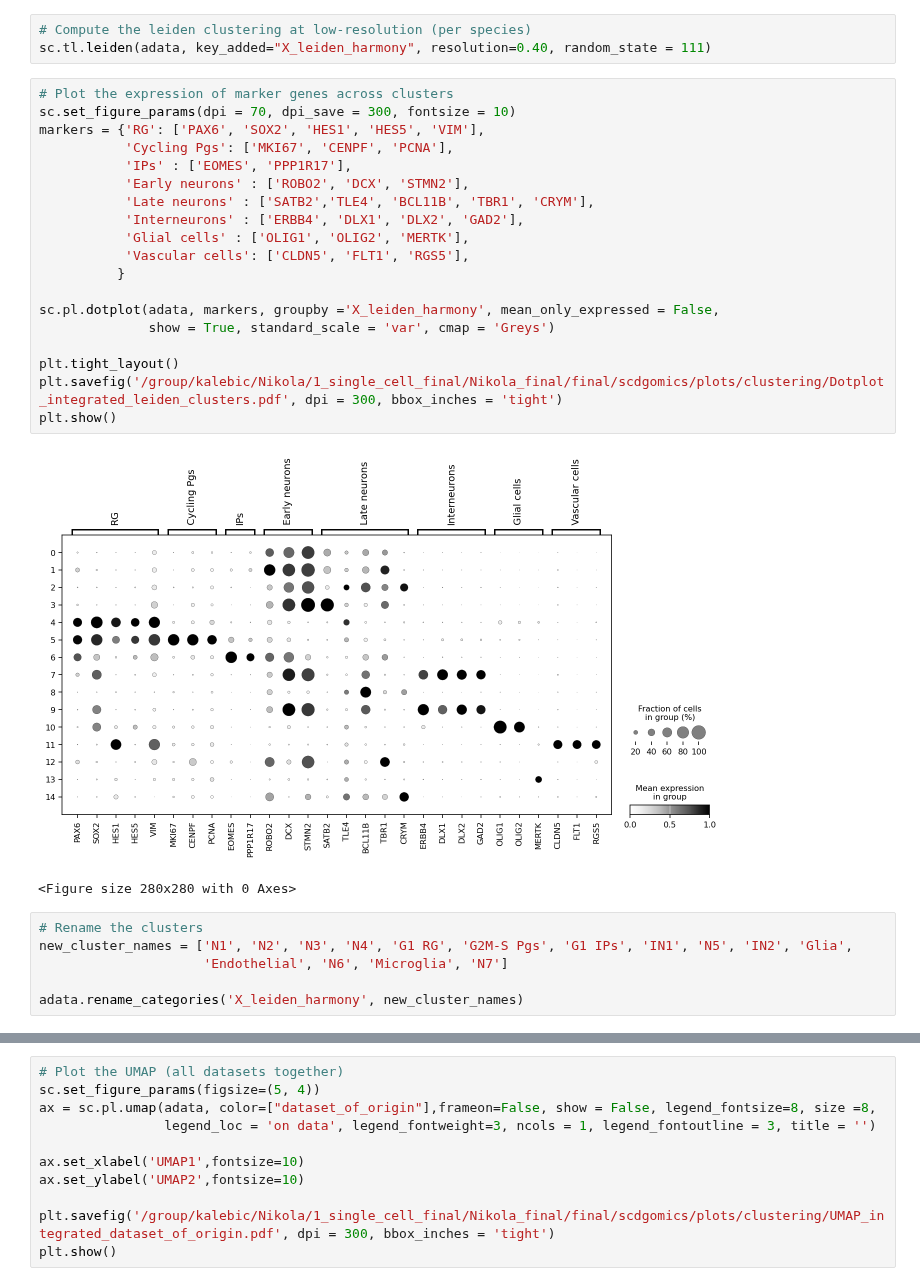
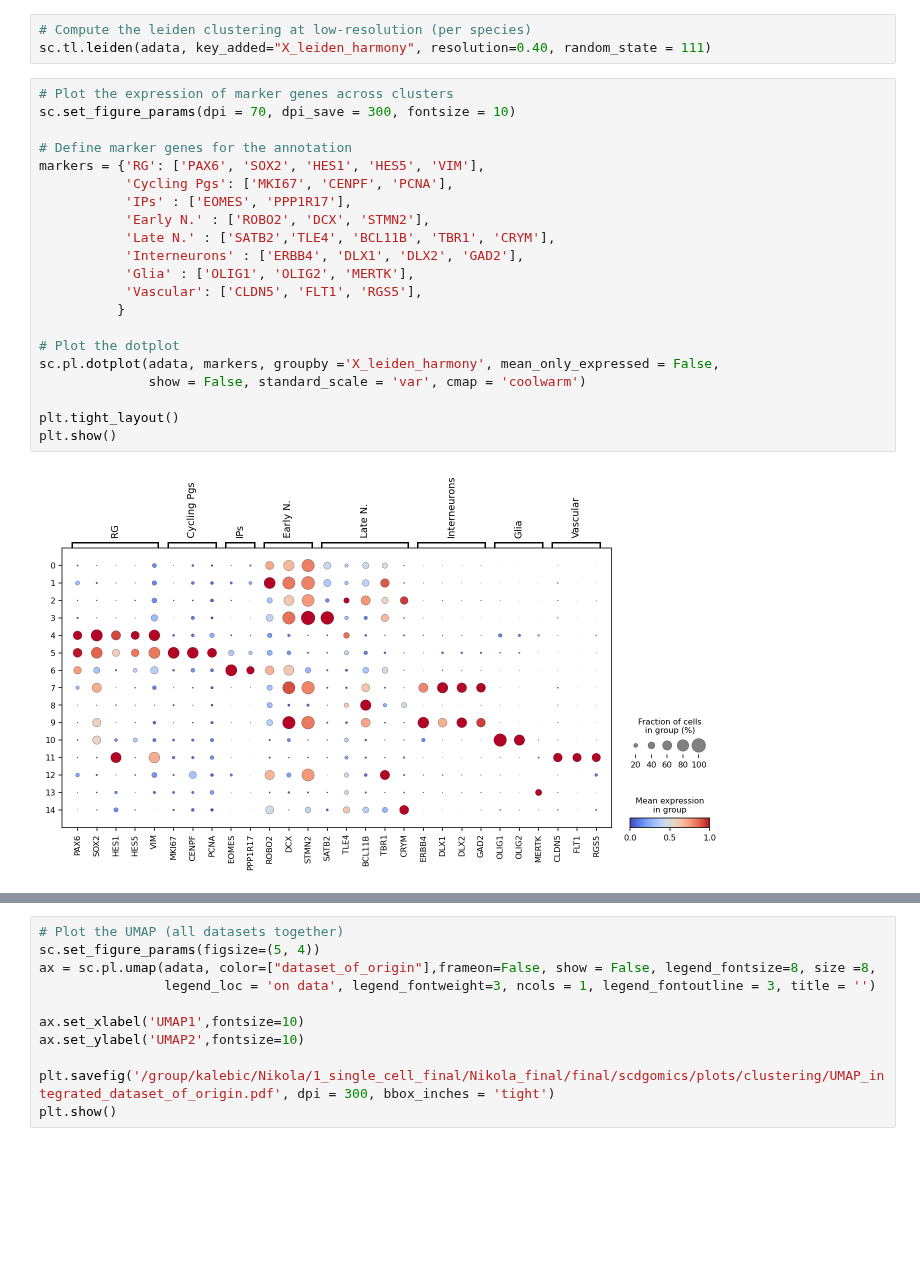
Before and after one commit to KalebicLab/ScDGomics, a Jupyter notebook: notebooks/scdgomics_clustering.ipynb, the cells around one changed output, grey strips where cells are left out. Cells and saved outputs as stored; diff of their text form; blank space fills up the shorter version.

```diff
--- a/notebooks/scdgomics_clustering.ipynb
+++ b/notebooks/scdgomics_clustering.ipynb
@@ -179,28 +180,23 @@ sc.tl.leiden(adata, key_added="X_leiden_harmony", resolution=0.40, random_state
 # %%
 # Plot the expression of marker genes across clusters
 sc.set_figure_params(dpi = 70, dpi_save = 300, fontsize = 10)
+
+# Define marker genes for the annotation
 markers = {'RG': ['PAX6', 'SOX2', 'HES1', 'HES5', 'VIM'],
            'Cycling Pgs': ['MKI67', 'CENPF', 'PCNA'],
            'IPs' : ['EOMES', 'PPP1R17'],
-           'Early neurons' : ['ROBO2', 'DCX', 'STMN2'],
-           'Late neurons' : ['SATB2','TLE4', 'BCL11B', 'TBR1', 'CRYM'],
+           'Early N.' : ['ROBO2', 'DCX', 'STMN2'],
+           'Late N.' : ['SATB2','TLE4', 'BCL11B', 'TBR1', 'CRYM'],
            'Interneurons' : ['ERBB4', 'DLX1', 'DLX2', 'GAD2'],
-           'Glial cells' : ['OLIG1', 'OLIG2', 'MERTK'],
-           'Vascular cells': ['CLDN5', 'FLT1', 'RGS5'],
+           'Glia' : ['OLIG1', 'OLIG2', 'MERTK'],
+           'Vascular': ['CLDN5', 'FLT1', 'RGS5'],
           }
 
+# Plot the dotplot
 sc.pl.dotplot(adata, markers, groupby ='X_leiden_harmony', mean_only_expressed = False,
-              show = True, standard_scale = 'var', cmap = 'Greys')
+              show = False, standard_scale = 'var', cmap = 'coolwarm')
 
 plt.tight_layout()
-plt.savefig('/group/kalebic/Nikola/1_single_cell_final/Nikola_final/final/scdgomics/plots/clustering/Dotplot_integrated_leiden_clusters.pdf', dpi = 300, bbox_inches = 'tight')
 plt.show()
 # %% [output]
-[figure, old version]
+[figure, new version]
-<Figure size 280x280 with 0 Axes>
-# %%
-# Rename the clusters
-new_cluster_names = ['N1', 'N2', 'N3', 'N4', 'G1 RG', 'G2M-S Pgs', 'G1 IPs', 'IN1', 'N5', 'IN2', 'Glia',
-                     'Endothelial', 'N6', 'Microglia', 'N7']
-
-adata.rename_categories('X_leiden_harmony', new_cluster_names)
```
Also changed, not shown: parts of 12 cells of this notebook.
